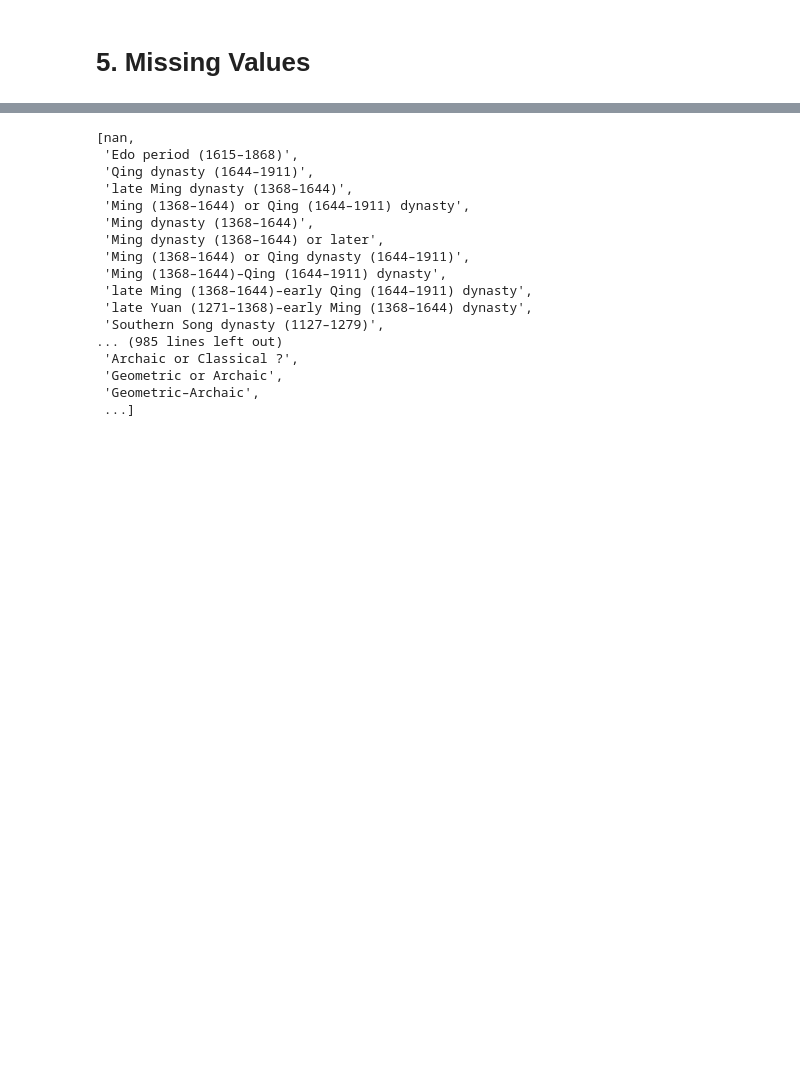
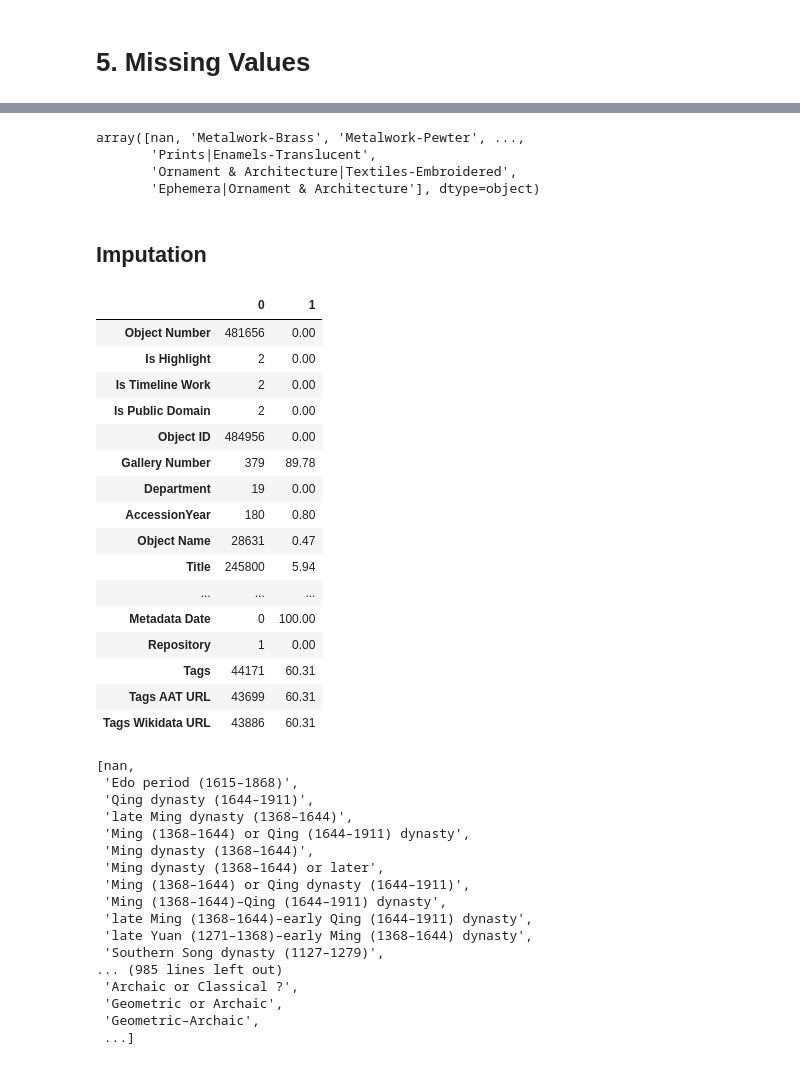
Before and after one commit to nickobard/Data-Preprocessing-Course, a Jupyter notebook: 01/01_homework.ipynb, the cells around one changed output, grey strips where cells are left out. Drawn from its saved outputs; the diff is of its cells as text; code cells hidden in the pictures; blank space fills up the shorter version.

```diff
--- a/01/01_homework.ipynb
+++ b/01/01_homework.ipynb
@@ -1472,3 +1681,32 @@ dtype: int64
+# %%
+ser_class.unique()
+# %% [output]
+array([nan, 'Metalwork-Brass', 'Metalwork-Pewter', ...,
+       'Prints|Enamels-Translucent',
+       'Ornament & Architecture|Textiles-Embroidered',
+       'Ephemera|Ornament & Architecture'], dtype=object)
+# %% [markdown]
+## Imputation
+# %%
+pd.concat([df_objects.nunique(), df_objects.isna().mean().round(4)*100], axis='columns')
+# %% [output]
+|  | 0 | 1 |
+| Object Number | 481656 | 0.00 |
+| Is Highlight | 2 | 0.00 |
+| Is Timeline Work | 2 | 0.00 |
+| Is Public Domain | 2 | 0.00 |
+| Object ID | 484956 | 0.00 |
+| Gallery Number | 379 | 89.78 |
+| Department | 19 | 0.00 |
+| AccessionYear | 180 | 0.80 |
+| Object Name | 28631 | 0.47 |
+| Title | 245800 | 5.94 |
+| ... | ... | ... |
+| Metadata Date | 0 | 100.00 |
+| Repository | 1 | 0.00 |
+| Tags | 44171 | 60.31 |
+| Tags AAT URL | 43699 | 60.31 |
+| Tags Wikidata URL | 43886 | 60.31 |
 # %%
 def analyze_missings(df, column):
     display(list(df[column].unique()))
```
Also changed, not shown: parts of 29 cells of this notebook.
